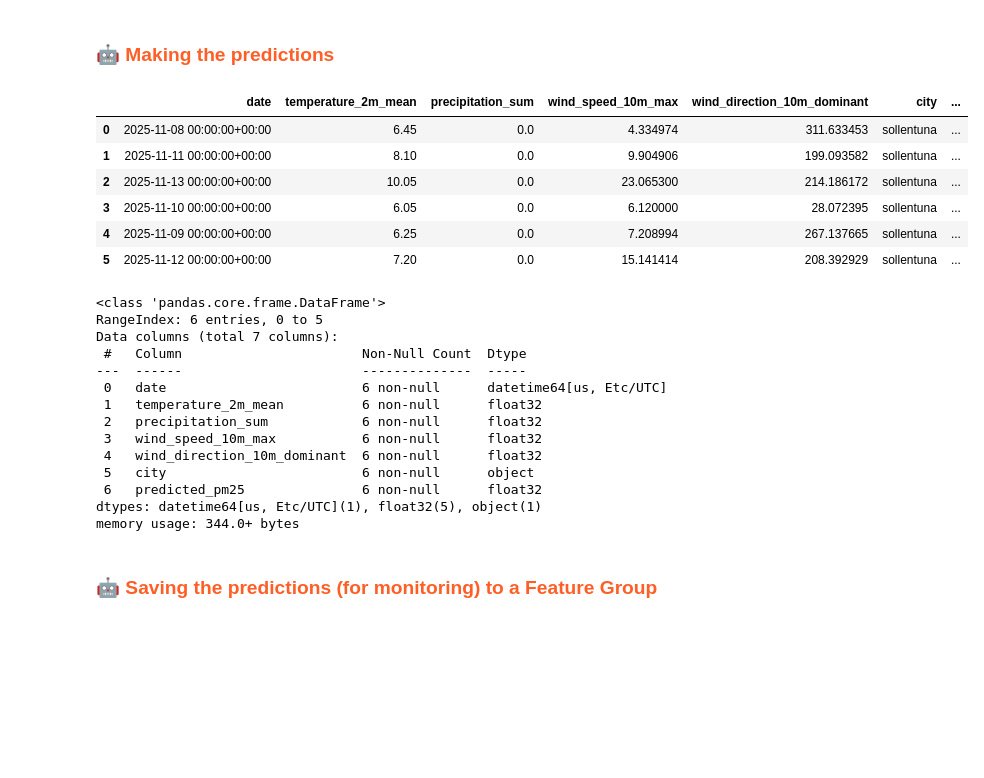
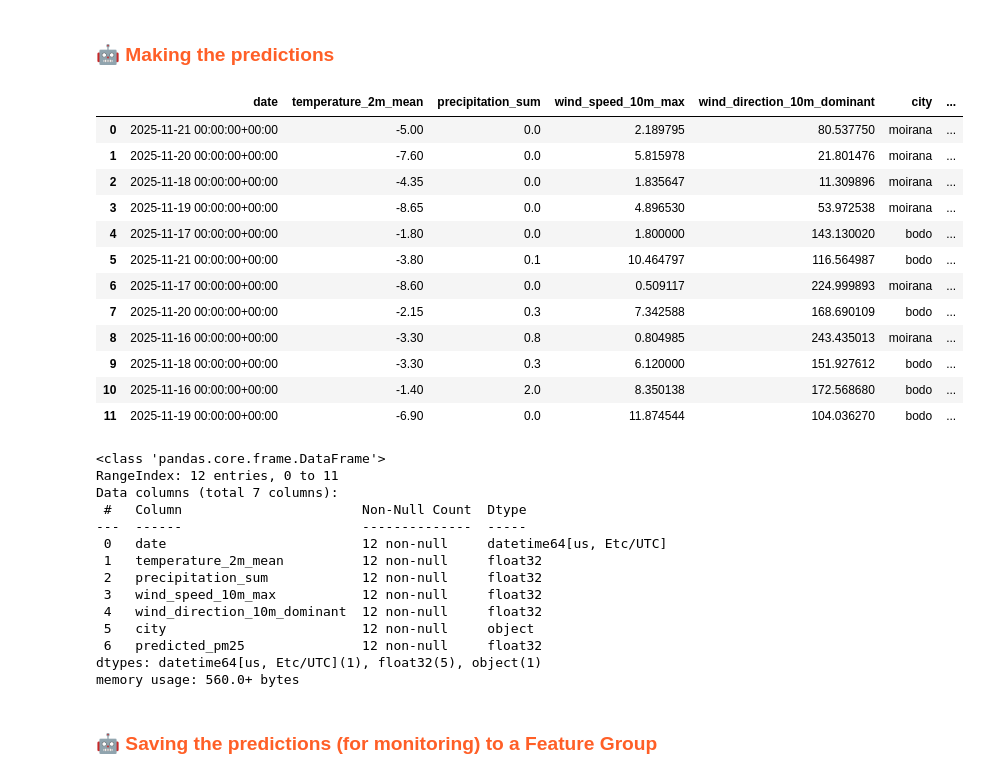
Before and after one commit to joarp/mlfs-book, a Jupyter notebook: notebooks/airquality/4_air_quality_batch_inference.ipynb, the cells around one changed output. Drawn from its saved outputs; the diff is of its cells as text; code cells hidden in the pictures; blank space fills up the shorter version.

```diff
--- a/notebooks/airquality/4_air_quality_batch_inference.ipynb
+++ b/notebooks/airquality/4_air_quality_batch_inference.ipynb
@@ -75,8 +74,5 @@ fs = project.get_feature_store()
 
 secrets = hopsworks.get_secrets_api()
 location_str = secrets.get_secret("SENSOR_LOCATION_JSON").value
-location = json.loads(location_str)
-country=location['country']
-city=location['city']
-street=location['street']
+city_dict = json.loads(location_str)
 # %% [output]
@@ -91,14 +98,15 @@ Logged in to project, explore it here https://c.app.hopsworks.ai:443/p/1279155
 ## <span style="color:#ff5f27;">🪝 Download the model from Model Registry</span>
 # %%
 mr = project.get_model_registry()
+saved_models = {}
+for city in city_dict:
+    retrieved_model = mr.get_model(
+        name=f"air_quality_xgboost_model_{city}",
+        version=1,
+    )
+    saved_models[city] = retrieved_model.download()
 
-retrieved_model = mr.get_model(
-    name="air_quality_xgboost_model",
-    version=1,
-)
-
-fv = retrieved_model.get_feature_view()
+# fv = retrieved_model.get_feature_view()
 
 # Download the saved model artifacts to a local directory
-saved_model_dir = retrieved_model.download()
 # %% [output]
@@ -109,9 +125,11 @@ Downloading model artifact (1 dirs, 3 files)... DONE
 # %%
 # Loading the XGBoost regressor model and label encoder from the saved model directory
 # retrieved_xgboost_model = joblib.load(saved_model_dir + "/xgboost_regressor.pkl")
-retrieved_xgboost_model = XGBRegressor()
+models = {}
+for city in city_dict:
+    models[city] = XGBRegressor()
 
-retrieved_xgboost_model.load_model(saved_model_dir + "/model.json")
+    models[city].load_model(saved_models[city] + "/model.json")
 
 # Displaying the retrieved XGBoost regressor model
-retrieved_xgboost_model
+# retrieved_xgboost_model
@@ -149,34 +160,43 @@ Finished: Reading data from Hopsworks, using Hopsworks Feature Query Service (0.
 # %% [markdown]
 ### <span style="color:#ff5f27;">🤖 Making the predictions</span>
 # %%
-batch_data['predicted_pm25'] = retrieved_xgboost_model.predict(
-    batch_data[['temperature_2m_mean', 'precipitation_sum', 'wind_speed_10m_max', 'wind_direction_10m_dominant']])
+for city in city_dict:
+    mask = batch_data['city']==city
+    pred = models[city].predict(
+        batch_data.loc[mask, ['temperature_2m_mean', 'precipitation_sum', 'wind_speed_10m_max', 'wind_direction_10m_dominant']])
+    batch_data.loc[mask, "predicted_pm25"] = pred
 batch_data
 # %% [output]
 |  | date | temperature_2m_mean | precipitation_sum | wind_speed_10m_max | wind_direction_10m_dominant | city | ... |
-| 0 | 2025-11-08 00:00:00+00:00 | 6.45 | 0.0 | 4.334974 | 311.633453 | sollentuna | ... |
-| 1 | 2025-11-11 00:00:00+00:00 | 8.10 | 0.0 | 9.904906 | 199.093582 | sollentuna | ... |
-| 2 | 2025-11-13 00:00:00+00:00 | 10.05 | 0.0 | 23.065300 | 214.186172 | sollentuna | ... |
-| 3 | 2025-11-10 00:00:00+00:00 | 6.05 | 0.0 | 6.120000 | 28.072395 | sollentuna | ... |
-| 4 | 2025-11-09 00:00:00+00:00 | 6.25 | 0.0 | 7.208994 | 267.137665 | sollentuna | ... |
-| 5 | 2025-11-12 00:00:00+00:00 | 7.20 | 0.0 | 15.141414 | 208.392929 | sollentuna | ... |
+| 0 | 2025-11-21 00:00:00+00:00 | -5.00 | 0.0 | 2.189795 | 80.537750 | moirana | ... |
+| 1 | 2025-11-20 00:00:00+00:00 | -7.60 | 0.0 | 5.815978 | 21.801476 | moirana | ... |
+| 2 | 2025-11-18 00:00:00+00:00 | -4.35 | 0.0 | 1.835647 | 11.309896 | moirana | ... |
+| 3 | 2025-11-19 00:00:00+00:00 | -8.65 | 0.0 | 4.896530 | 53.972538 | moirana | ... |
+| 4 | 2025-11-17 00:00:00+00:00 | -1.80 | 0.0 | 1.800000 | 143.130020 | bodo | ... |
+| 5 | 2025-11-21 00:00:00+00:00 | -3.80 | 0.1 | 10.464797 | 116.564987 | bodo | ... |
+| 6 | 2025-11-17 00:00:00+00:00 | -8.60 | 0.0 | 0.509117 | 224.999893 | moirana | ... |
+| 7 | 2025-11-20 00:00:00+00:00 | -2.15 | 0.3 | 7.342588 | 168.690109 | bodo | ... |
+| 8 | 2025-11-16 00:00:00+00:00 | -3.30 | 0.8 | 0.804985 | 243.435013 | moirana | ... |
+| 9 | 2025-11-18 00:00:00+00:00 | -3.30 | 0.3 | 6.120000 | 151.927612 | bodo | ... |
+| 10 | 2025-11-16 00:00:00+00:00 | -1.40 | 2.0 | 8.350138 | 172.568680 | bodo | ... |
+| 11 | 2025-11-19 00:00:00+00:00 | -6.90 | 0.0 | 11.874544 | 104.036270 | bodo | ... |
 # %%
 batch_data.info()
 # %% [output]
 <class 'pandas.core.frame.DataFrame'>
-RangeIndex: 6 entries, 0 to 5
+RangeIndex: 12 entries, 0 to 11
 Data columns (total 7 columns):
  #   Column                       Non-Null Count  Dtype
 ---  ------                       --------------  -----
- 0   date                         6 non-null      datetime64[us, Etc/UTC]
- 1   temperature_2m_mean          6 non-null      float32
- 2   precipitation_sum            6 non-null      float32
- 3   wind_speed_10m_max           6 non-null      float32
- 4   wind_direction_10m_dominant  6 non-null      float32
- 5   city                         6 non-null      object
- 6   predicted_pm25               6 non-null      float32
+ 0   date                         12 non-null     datetime64[us, Etc/UTC]
+ 1   temperature_2m_mean          12 non-null     float32
+ 2   precipitation_sum            12 non-null     float32
+ 3   wind_speed_10m_max           12 non-null     float32
+ 4   wind_direction_10m_dominant  12 non-null     float32
+ 5   city                         12 non-null     object
+ 6   predicted_pm25               12 non-null     float32
 dtypes: datetime64[us, Etc/UTC](1), float32(5), object(1)
-memory usage: 344.0+ bytes
+memory usage: 560.0+ bytes
 # %% [markdown]
 ### <span style="color:#ff5f27;">🤖 Saving the predictions (for monitoring) to a Feature Group</span>
 # %%
```
Also changed, not shown: parts of 19 cells of this notebook, 23 other files.
